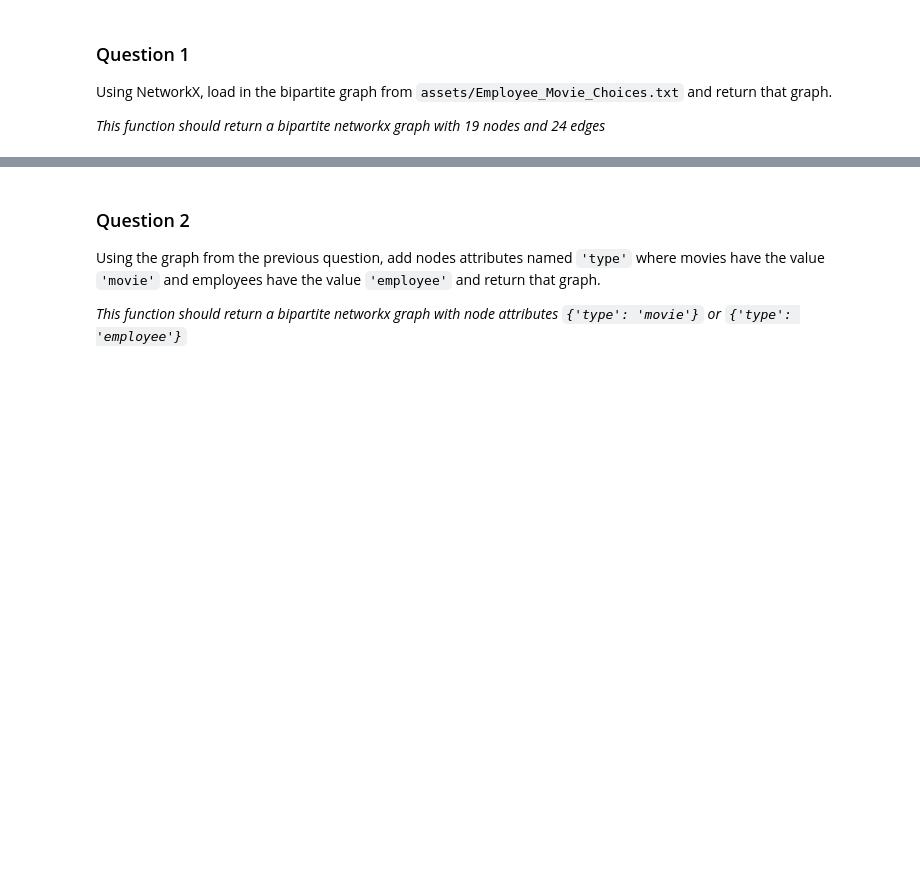
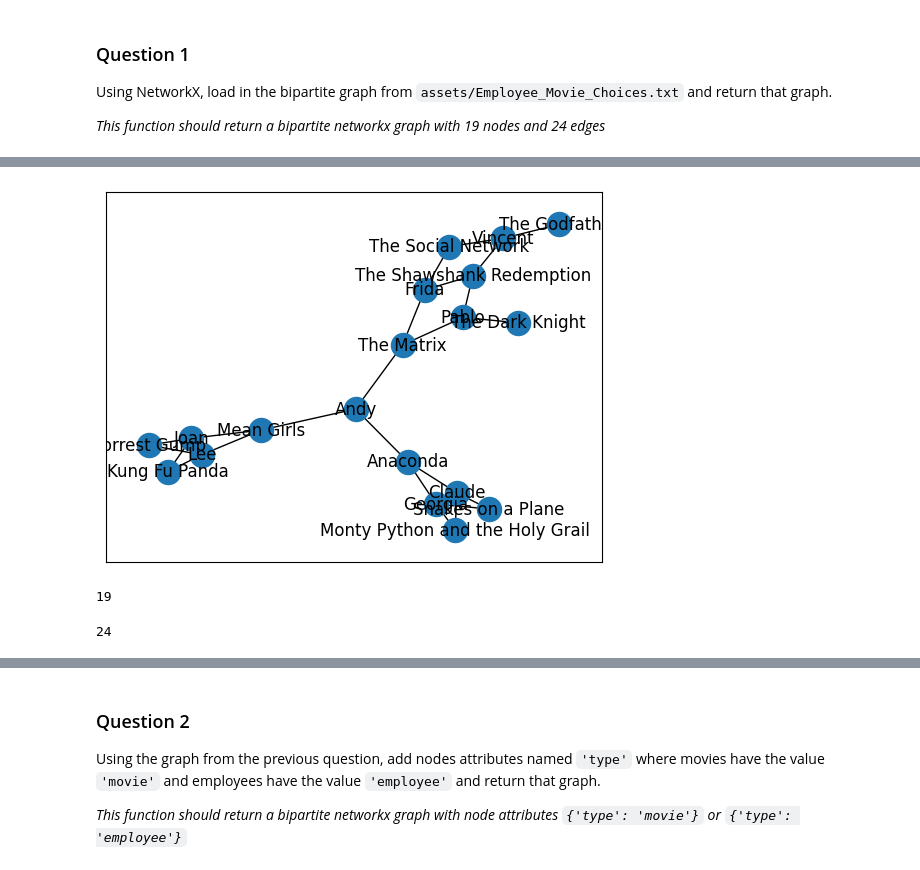
Before and after one commit to anoban/Applied-Social-Network-Analysis-in-Python, a Jupyter notebook: assignments/Assignment 1/assignment1.ipynb, the cells around one changed output, grey strips where cells are left out. Drawn from its saved outputs; the diff is of its cells as text; code cells hidden in the pictures; blank space fills up the shorter version.

```diff
--- a/assignments/Assignment 1/assignment1.ipynb
+++ b/assignments/Assignment 1/assignment1.ipynb
@@ -74,0 +88,12 @@ def answer_one():
+# %%
+nx.draw_networkx(emp_mv_graph)
+# %% [output]
+[figure, added]
+# %%
+len(emp_mv_graph.nodes())
+# %% [output]
+19
+# %%
+len(emp_mv_graph.edges())
+# %% [output]
+24
```
Also changed, not shown: parts of 29 cells of this notebook, 1 other file.
